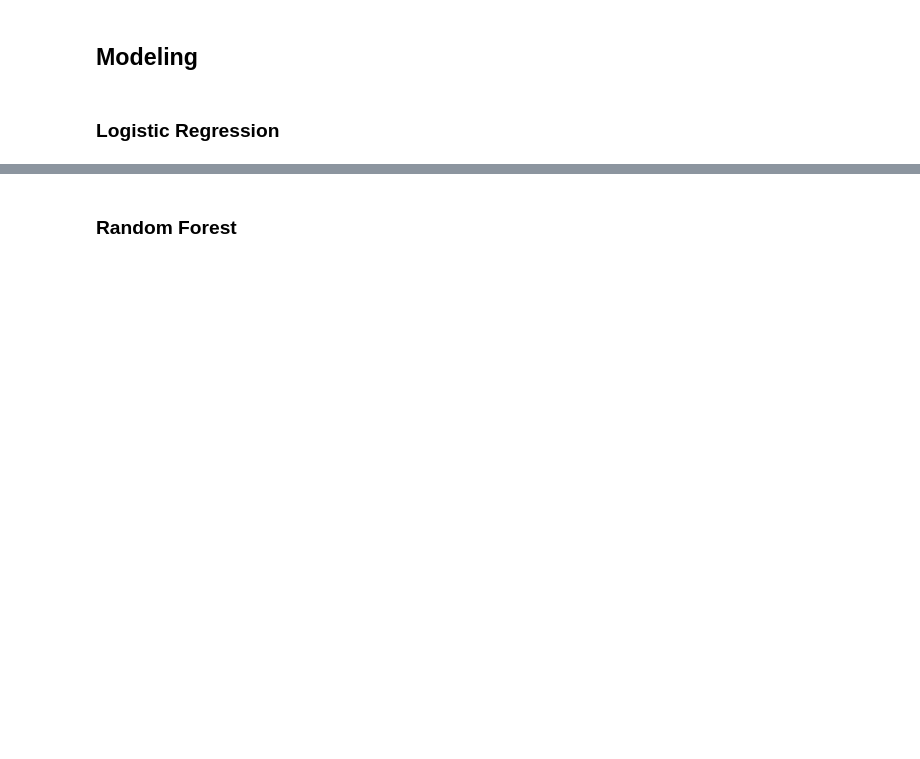
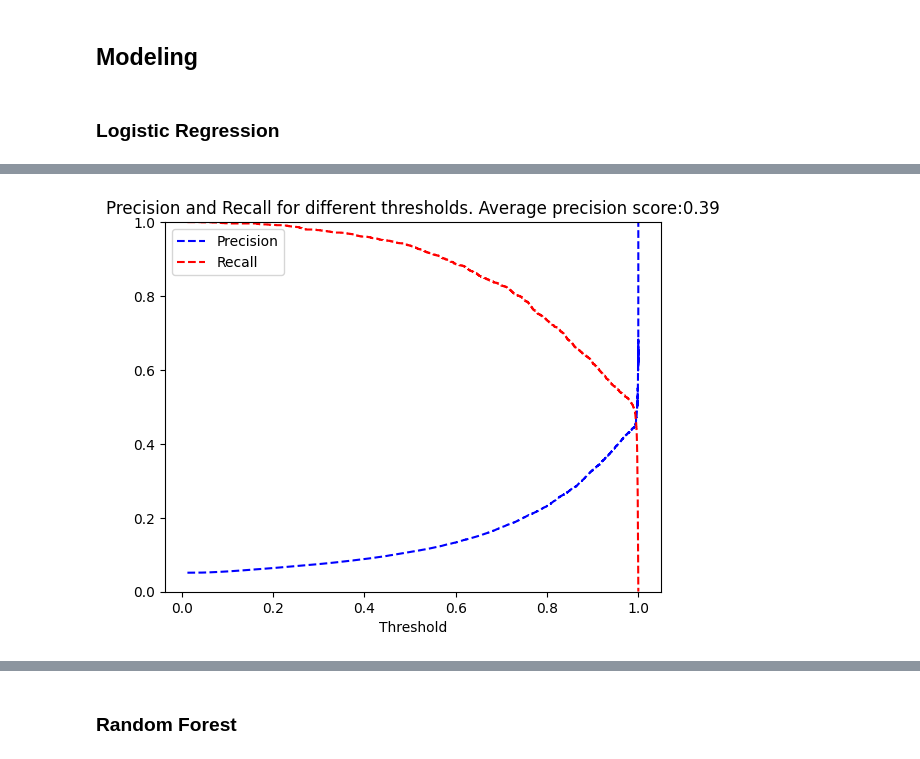
Before and after one commit to anuvrat-umich/siads_capstone, a Jupyter notebook: src/model.ipynb, the cells around one changed output, grey strips where cells are left out. Saved outputs shown, nothing was run; the diff lists cells and outputs as text; code cells hidden in the pictures; blank space fills up the shorter version.

```diff
--- a/src/model.ipynb
+++ b/src/model.ipynb
@@ -170,3 +174,15 @@ AUC: 0.8886085414630556
+# %%
+# Printing precision and recall for different thresholds
+precision, recall, thresholds = precision_recall_curve(y_test, y_pred_prob)
+plt.plot(thresholds, precision[:-1], "b--", label="Precision")
+plt.plot(thresholds, recall[:-1], "r--", label="Recall")
+plt.xlabel("Threshold")
+plt.legend(loc="upper left")
+plt.title(f"Precision and Recall for different thresholds. Average precision score:{average_precision_score(y_test, y_pred_prob):0.2f}")
+plt.ylim([0, 1])
+plt.show()
+# %% [output]
+[figure, added]
 # %%
 # Print the best model
 print(f"\n\nBest estimator:{grid_search.best_estimator_}")
```
Also changed, not shown: parts of 32 cells of this notebook, 3 other files.
